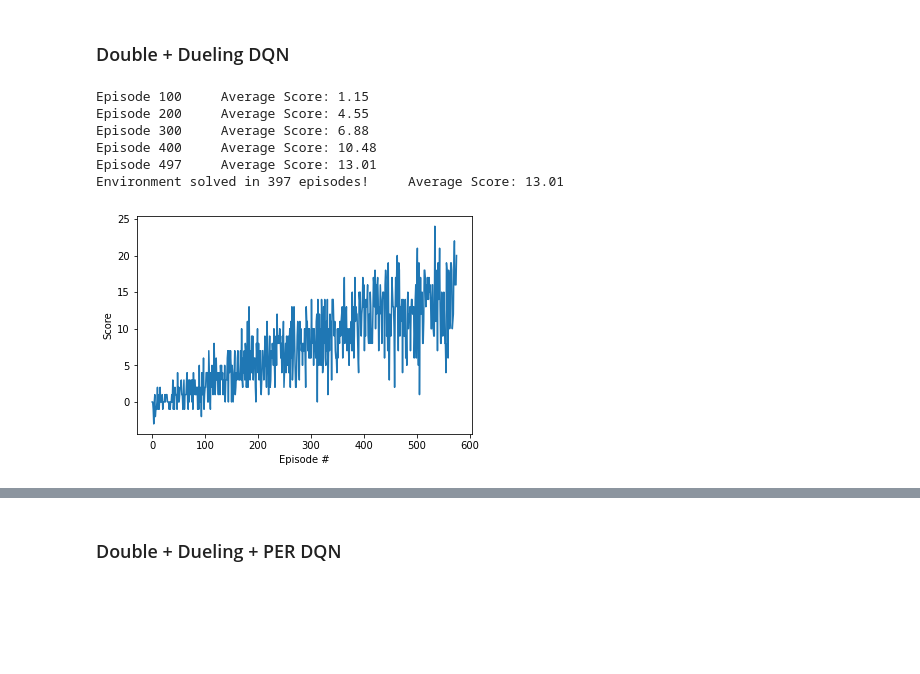
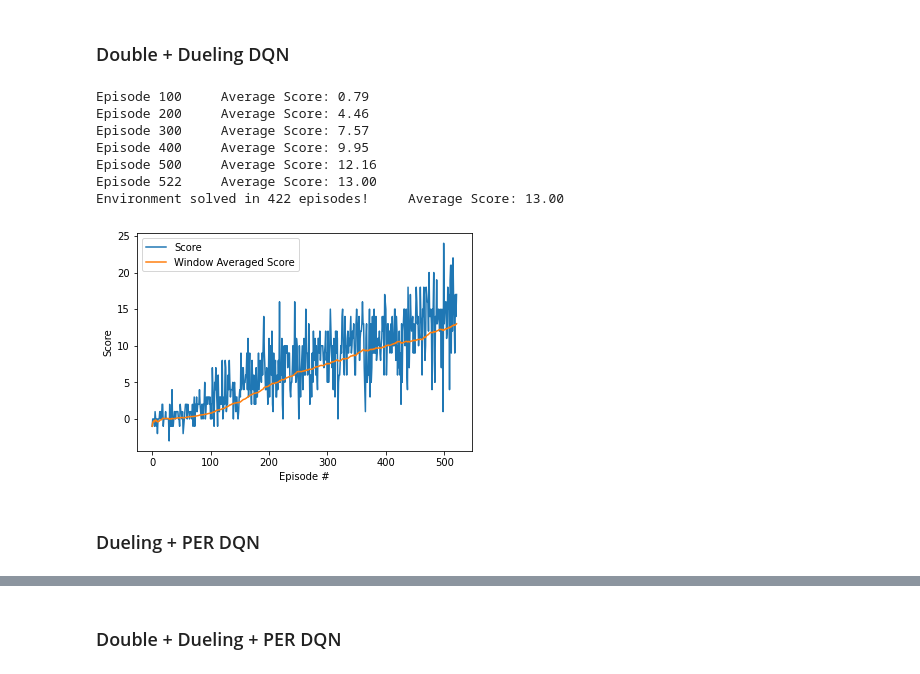
Before and after one commit to mbluestone/bananas_DQN, a Jupyter notebook: model_training.ipynb, the cells around one changed output, grey strips where cells are left out. Cells and saved outputs as stored; diff of their text form; code cells hidden in the pictures; blank space fills up the shorter version.

```diff
--- a/model_training.ipynb
+++ b/model_training.ipynb
@@ -203,21 +210,26 @@ double_dueling_agent = Agent(state_size=state_size,
                              dueling=True)
 
 # train and get scores
-scores = double_dueling_agent.train(env)
+double_dueling_scores, double_dueling_avg_scores = double_dueling_agent.train(env)
 # %% [output]
-Episode 100     Average Score: 1.15
-Episode 200     Average Score: 4.55
-Episode 300     Average Score: 6.88
-Episode 400     Average Score: 10.48
-Episode 497     Average Score: 13.01
-Environment solved in 397 episodes!     Average Score: 13.01
+Episode 100     Average Score: 0.79
+Episode 200     Average Score: 4.46
+Episode 300     Average Score: 7.57
+Episode 400     Average Score: 9.95
+Episode 500     Average Score: 12.16
+Episode 522     Average Score: 13.00
+Environment solved in 422 episodes!     Average Score: 13.00
 # %%
 # plot the scores
 fig = plt.figure()
 ax = fig.add_subplot(111)
-plt.plot(np.arange(len(scores)), scores)
+plt.plot(np.arange(len(double_dueling_scores)), double_dueling_scores, label='Score')
+plt.plot(np.arange(len(double_dueling_avg_scores)), double_dueling_avg_scores, label='Window Averaged Score')
 plt.ylabel('Score')
 plt.xlabel('Episode #')
+plt.legend()
 plt.show()
 # %% [output]
-[figure, old version]
+[figure, new version]
+# %% [markdown]
+### Dueling + PER DQN
```
Also changed, not shown: parts of 12 cells of this notebook, 2 other files.
